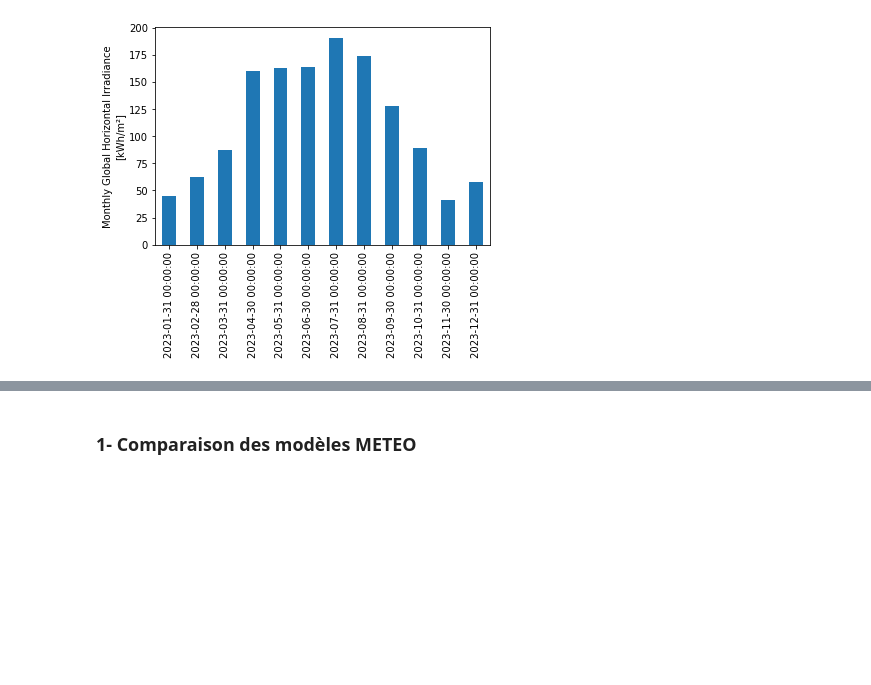
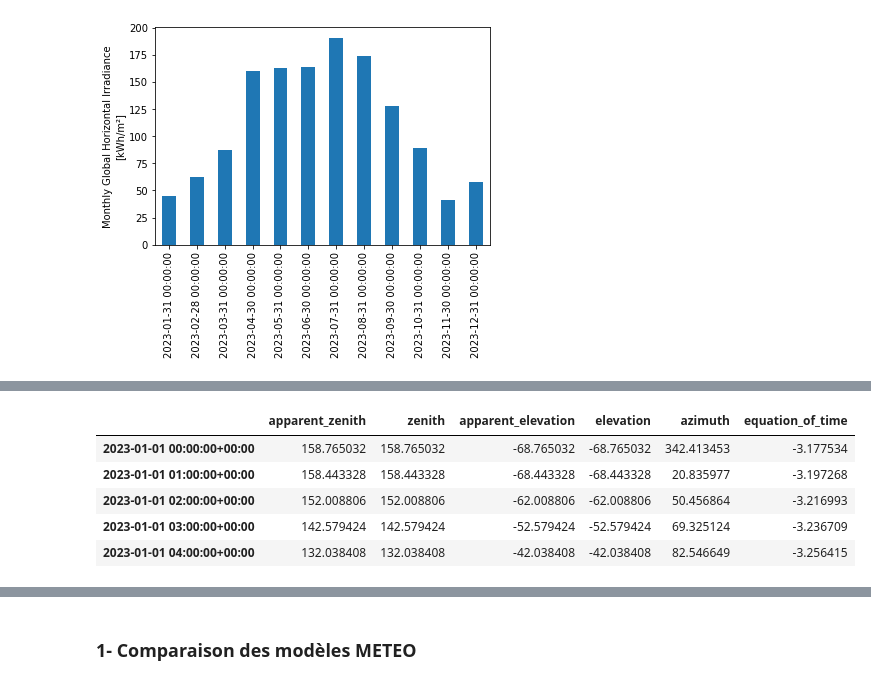
Before and after one commit to BenjaminDeporte/PV, a Jupyter notebook: Code/TutoPVlib.ipynb, the cells around one changed output, grey strips where cells are left out. Saved outputs shown, nothing was run; the diff lists cells and outputs as text; code cells hidden in the pictures; blank space fills up the shorter version.

```diff
--- a/Code/TutoPVlib.ipynb
+++ b/Code/TutoPVlib.ipynb
@@ -73,10 +75,10 @@ GHI annuel : 1363 kWh/an
 # %%
-# on force tous les timestamps pour avoir la même année : 2023
+# travail sur le format : on force tous les timestamps pour avoir la même année : 2023
 
-new_index = [ datetime.datetime(2023, d.month, d.day, d.hour, d.minute, tzinfo=d.tzinfo) for d in df_weather.index ]
-new_index = pd.DatetimeIndex(new_index)
+new_index_to_2023 = [ datetime.datetime(2023, d.month, d.day, d.hour, d.minute, tzinfo=d.tzinfo) for d in df_weather.index ]
+new_index_to_2023 = pd.DatetimeIndex(new_index_to_2023)
 
-df_weather = df_weather.set_index(new_index)
+df_weather = df_weather.set_index(new_index_to_2023)
 # %%
 # données mensuelles
 
@@ -105,0 +97,25 @@ plt.ylabel('Weekly DNI average\n[kWh/m²]');
+# %%
+# instancie un objet Location de pvlib
+
+location = pvlib.location.Location(latitude=latitude,
+                                   longitude=longitude,
+                                   altitude=altitude,
+                                   name=lieu,
+                                   tz=time_zone
+)
+# %%
+# calcul de la position du soleil, au milieu (30 mins) de chaque intervalle horaire
+
+times = df_weather.index - pd.Timedelta('30min')
+solar_position = location.get_solarposition(times)
+# but remember to shift the index back to line up with the TMY data:
+solar_position.index += pd.Timedelta('30min')
+
+solar_position.head()
+# %% [output]
+|  | apparent_zenith | zenith | apparent_elevation | elevation | azimuth | equation_of_time |
+| 2023-01-01 00:00:00+00:00 | 158.765032 | 158.765032 | -68.765032 | -68.765032 | 342.413453 | -3.177534 |
+| 2023-01-01 01:00:00+00:00 | 158.443328 | 158.443328 | -68.443328 | -68.443328 | 20.835977 | -3.197268 |
+| 2023-01-01 02:00:00+00:00 | 152.008806 | 152.008806 | -62.008806 | -62.008806 | 50.456864 | -3.216993 |
+| 2023-01-01 03:00:00+00:00 | 142.579424 | 142.579424 | -52.579424 | -52.579424 | 69.325124 | -3.236709 |
+| 2023-01-01 04:00:00+00:00 | 132.038408 | 132.038408 | -42.038408 | -42.038408 | 82.546649 | -3.256415 |
```
Also changed, not shown: parts of 24 cells of this notebook.
